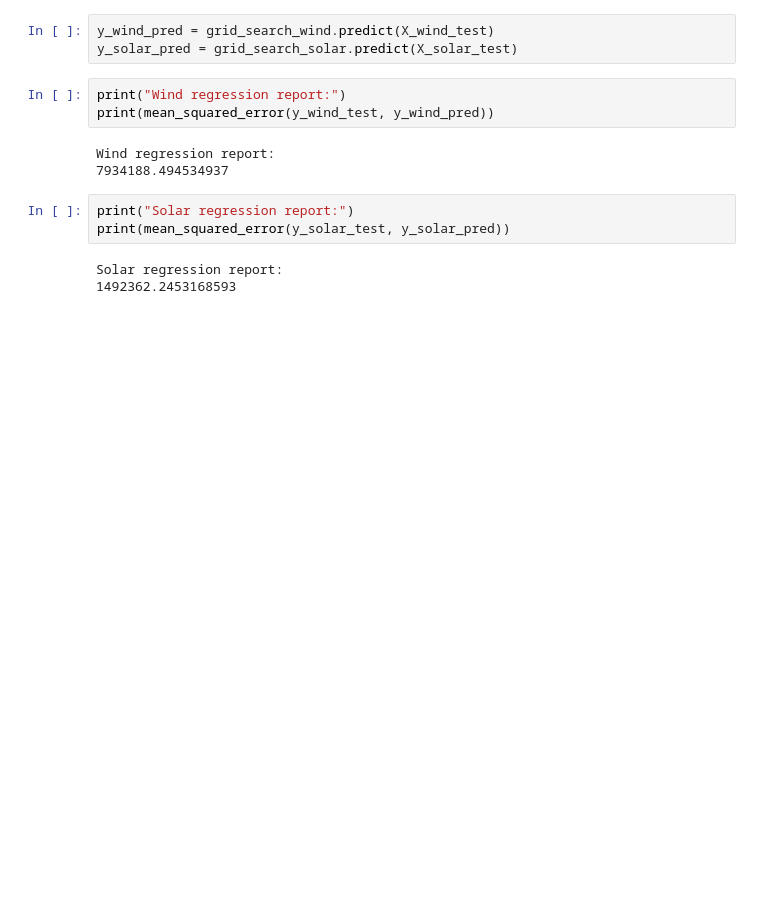
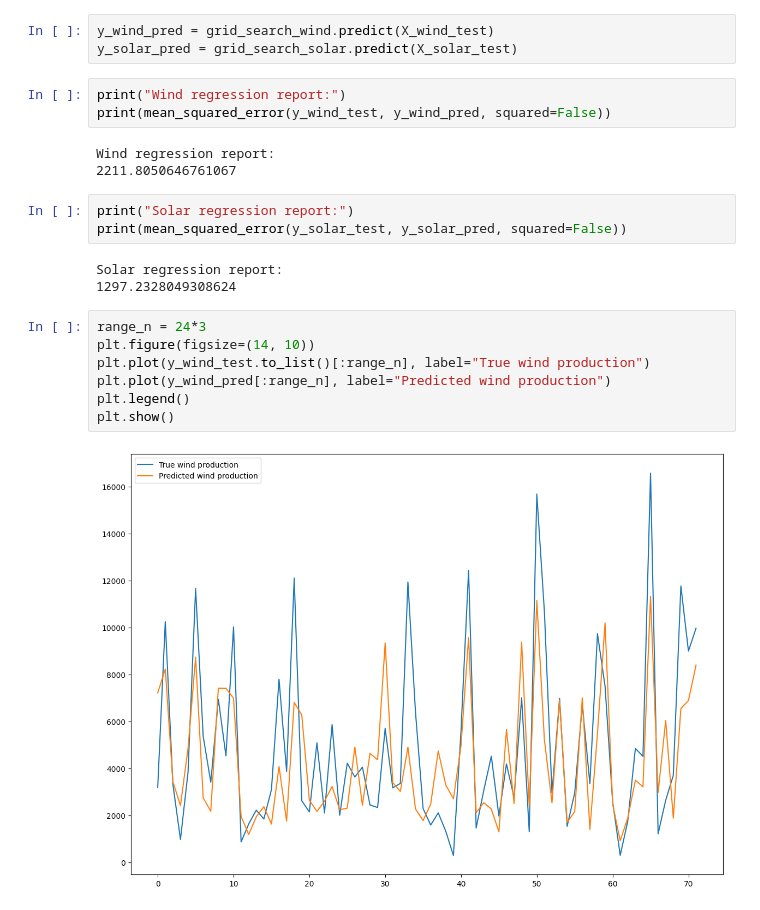
Before and after one commit to ibrahimmkhalid/data-228-project, a Jupyter notebook: model_svm.sync.ipynb, the cells around one changed output. Drawn from its saved outputs; the diff is of its cells as text; blank space fills up the shorter version.

```diff
--- a/model_svm.sync.ipynb
+++ b/model_svm.sync.ipynb
@@ -132,15 +128,24 @@ y_wind_pred = grid_search_wind.predict(X_wind_test)
 y_solar_pred = grid_search_solar.predict(X_solar_test)
 # %%
 print("Wind regression report:")
-print(mean_squared_error(y_wind_test, y_wind_pred))
+print(mean_squared_error(y_wind_test, y_wind_pred, squared=False))
 # %% [output]
 Wind regression report:
-7934188.494534937
+2211.8050646761067
 # %%
 print("Solar regression report:")
-print(mean_squared_error(y_solar_test, y_solar_pred))
+print(mean_squared_error(y_solar_test, y_solar_pred, squared=False))
 # %% [output]
 Solar regression report:
-1492362.2453168593
+1297.2328049308624
+# %%
+range_n = 24*3
+plt.figure(figsize=(14, 10))
+plt.plot(y_wind_test.to_list()[:range_n], label="True wind production")
+plt.plot(y_wind_pred[:range_n], label="Predicted wind production")
+plt.legend()
+plt.show()
+# %% [output]
+[figure, added]
 # %%
 plt.figure(figsize=(14, 10))
```
Also changed, not shown: parts of 10 cells of this notebook, 1 other file.
